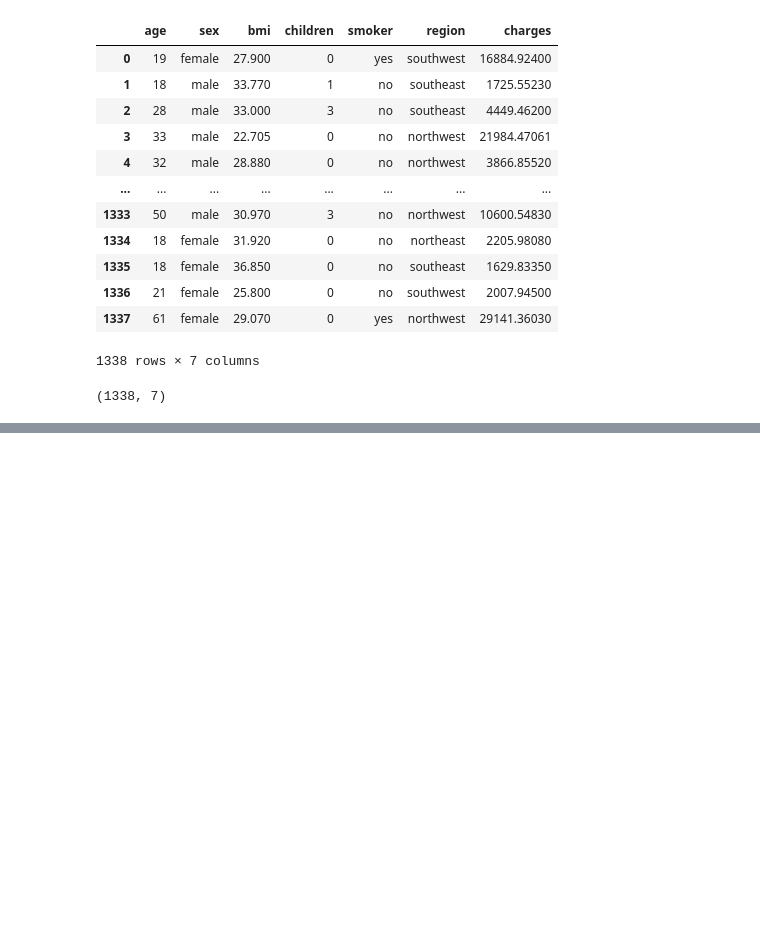
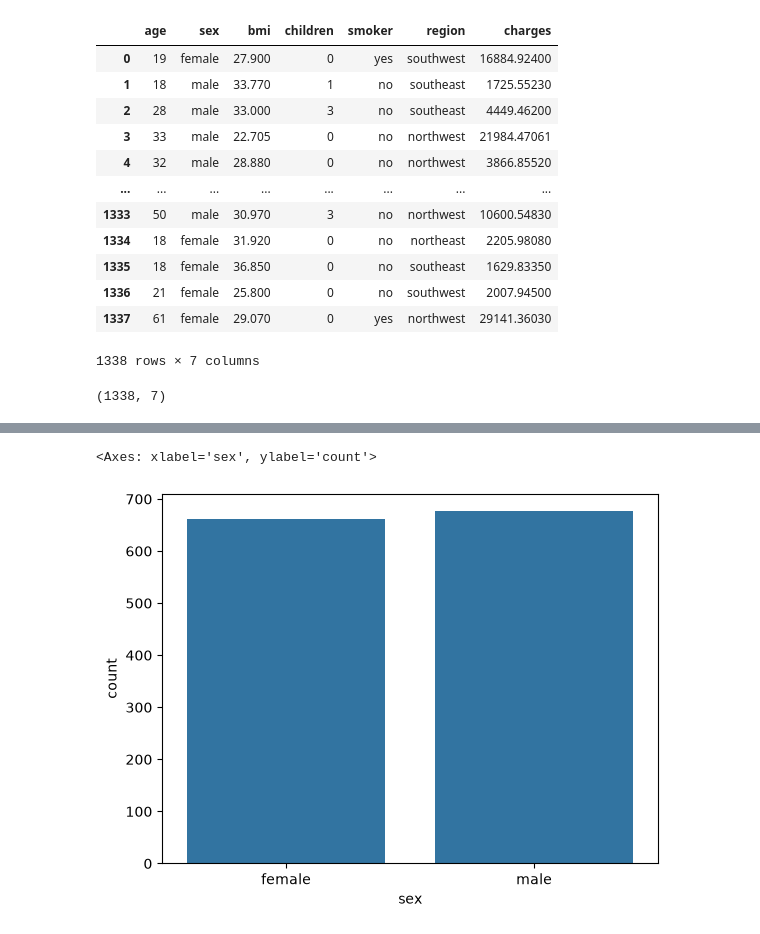
Before and after one commit to Imdhruvkumar/machine-learning-ML-, a Jupyter notebook: mlproject/practice.ipynb, the cells around one changed output, grey strips where cells are left out. Saved outputs shown, nothing was run; the diff lists cells and outputs as text; code cells hidden in the pictures; blank space fills up the shorter version.

```diff
--- a/mlproject/practice.ipynb
+++ b/mlproject/practice.ipynb
@@ -32,0 +118,5 @@ df.shape
+# %%
+sns.countplot(x=df['sex'])
+# %% [output]
+<Axes: xlabel='sex', ylabel='count'>
+[figure, added]
```
Also changed, not shown: parts of 37 cells of this notebook.
